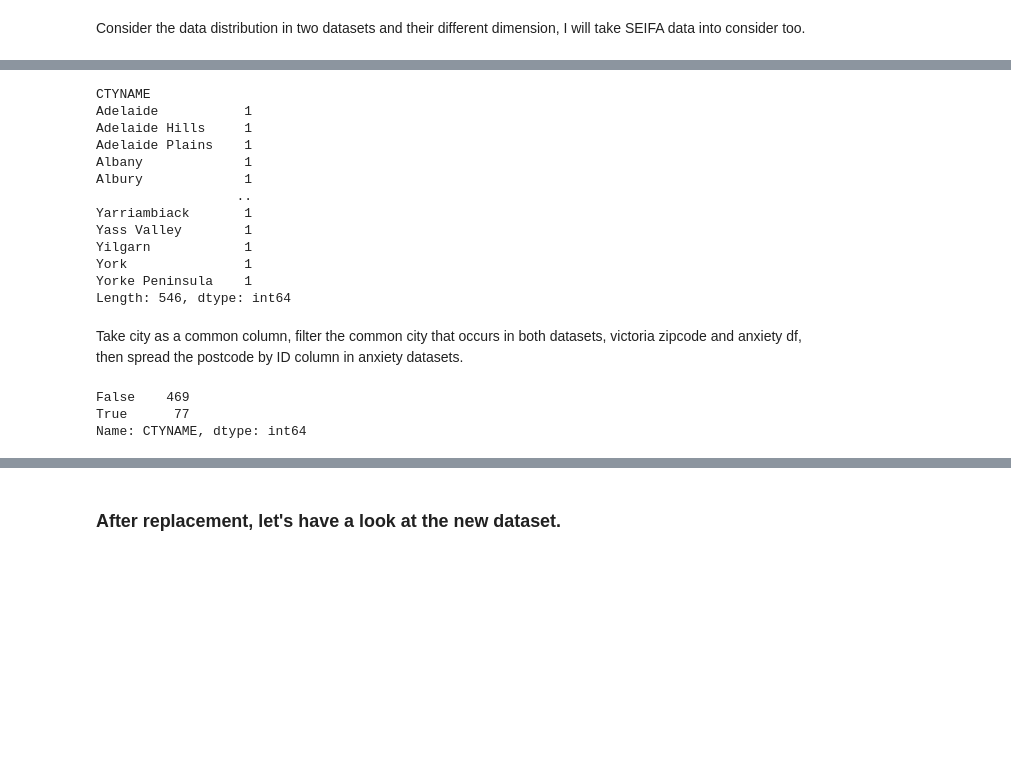
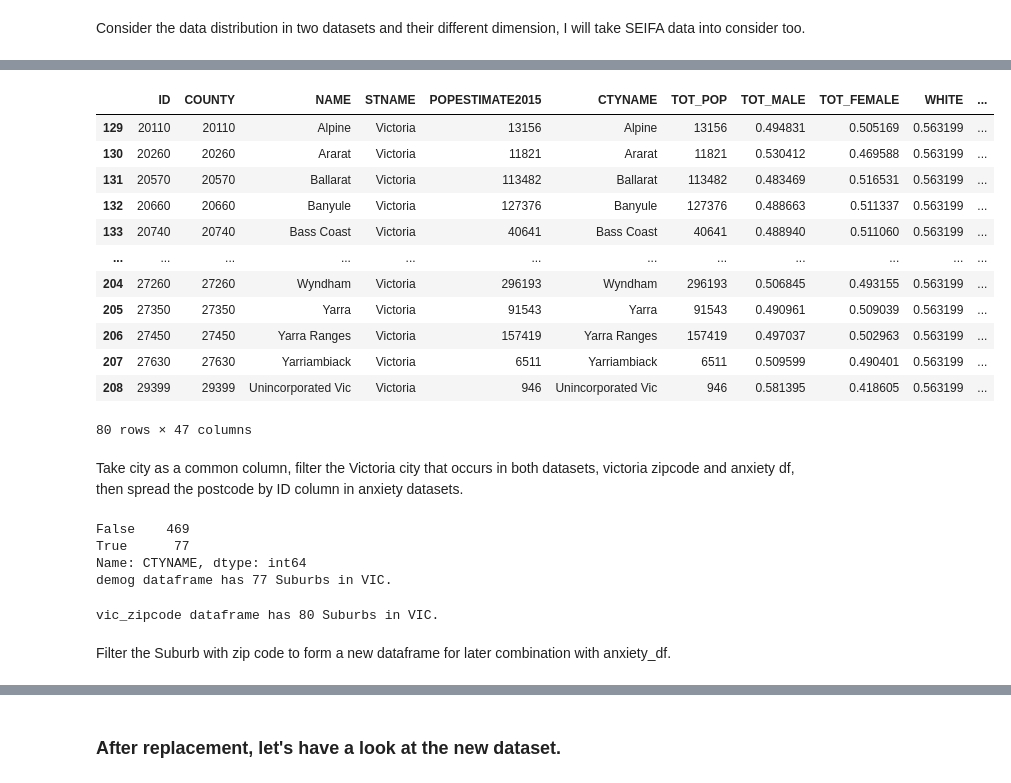
Before and after one commit to Clinical-Informatics-Collaborative/socio-economic-data, a Jupyter notebook: Synthea data/preprocess.ipynb, the cells around one changed output, grey strips where cells are left out. Cells and saved outputs as stored; diff of their text form; code cells hidden in the pictures; blank space fills up the shorter version.

```diff
--- a/Synthea data/preprocess.ipynb
+++ b/Synthea data/preprocess.ipynb
@@ -205,25 +272,27 @@ demog.head()
-# %%
-demog.groupby('CTYNAME').size()
-# %% [output]
-CTYNAME
-Adelaide           1
-Adelaide Hills     1
-Adelaide Plains    1
-Albany             1
-Albury             1
-                  ..
-Yarriambiack       1
-Yass Valley        1
-Yilgarn            1
-York               1
-Yorke Peninsula    1
-Length: 546, dtype: int64
+# %%
+demog[demog['STNAME']=='Victoria']
+# %% [output]
+|  | ID | COUNTY | NAME | STNAME | POPESTIMATE2015 | CTYNAME | TOT_POP | TOT_MALE | TOT_FEMALE | WHITE | ... |
+| 129 | 20110 | 20110 | Alpine | Victoria | 13156 | Alpine | 13156 | 0.494831 | 0.505169 | 0.563199 | ... |
+| 130 | 20260 | 20260 | Ararat | Victoria | 11821 | Ararat | 11821 | 0.530412 | 0.469588 | 0.563199 | ... |
+| 131 | 20570 | 20570 | Ballarat | Victoria | 113482 | Ballarat | 113482 | 0.483469 | 0.516531 | 0.563199 | ... |
+| 132 | 20660 | 20660 | Banyule | Victoria | 127376 | Banyule | 127376 | 0.488663 | 0.511337 | 0.563199 | ... |
+| 133 | 20740 | 20740 | Bass Coast | Victoria | 40641 | Bass Coast | 40641 | 0.488940 | 0.511060 | 0.563199 | ... |
+| ... | ... | ... | ... | ... | ... | ... | ... | ... | ... | ... | ... |
+| 204 | 27260 | 27260 | Wyndham | Victoria | 296193 | Wyndham | 296193 | 0.506845 | 0.493155 | 0.563199 | ... |
+| 205 | 27350 | 27350 | Yarra | Victoria | 91543 | Yarra | 91543 | 0.490961 | 0.509039 | 0.563199 | ... |
+| 206 | 27450 | 27450 | Yarra Ranges | Victoria | 157419 | Yarra Ranges | 157419 | 0.497037 | 0.502963 | 0.563199 | ... |
+| 207 | 27630 | 27630 | Yarriambiack | Victoria | 6511 | Yarriambiack | 6511 | 0.509599 | 0.490401 | 0.563199 | ... |
+| 208 | 29399 | 29399 | Unincorporated Vic | Victoria | 946 | Unincorporated Vic | 946 | 0.581395 | 0.418605 | 0.563199 | ... |
+80 rows × 47 columns
 # %% [markdown]
-Take city as a common column, filter the common city that occurs in both datasets, victoria zipcode and anxiety df, then spread the postcode by ID column in anxiety datasets.
+Take city as a common column, filter the Victoria city that occurs in both datasets, victoria zipcode and anxiety df, then spread the postcode by ID column in anxiety datasets.
 # %%
 # vic_zipcode['NAME'].isin(demog['CTYNAME']).value_counts() #True : 3413 has repeated values
-demog['CTYNAME'].isin(vic_zipcode['NAME']).value_counts()
+print(demog['CTYNAME'].isin(vic_zipcode['NAME']).value_counts())
+print('demog dataframe has 77 Suburbs in VIC.')
 # %% [output]
 False    469
 True      77
 Name: CTYNAME, dtype: int64
+demog dataframe has 77 Suburbs in VIC.
@@ -234,3 +299,9 @@ demog[demog['CTYNAME'].isin(vic_zipcode['NAME'])]
+# %%
+print('vic_zipcode dataframe has', vic_zipcode['NAME'].nunique(), 'Suburbs in VIC.')
+# %% [output]
+vic_zipcode dataframe has 80 Suburbs in VIC.
+# %% [markdown]
+Filter the Suburb with zip code to form a new dataframe for later combination with anxiety_df.
 # %%
 unified_vic_zipcode = vic_zipcode[vic_zipcode['NAME'].isin(demog['CTYNAME'])]
 # %%
```
Also changed, not shown: parts of 25 cells of this notebook, 2 other files.
